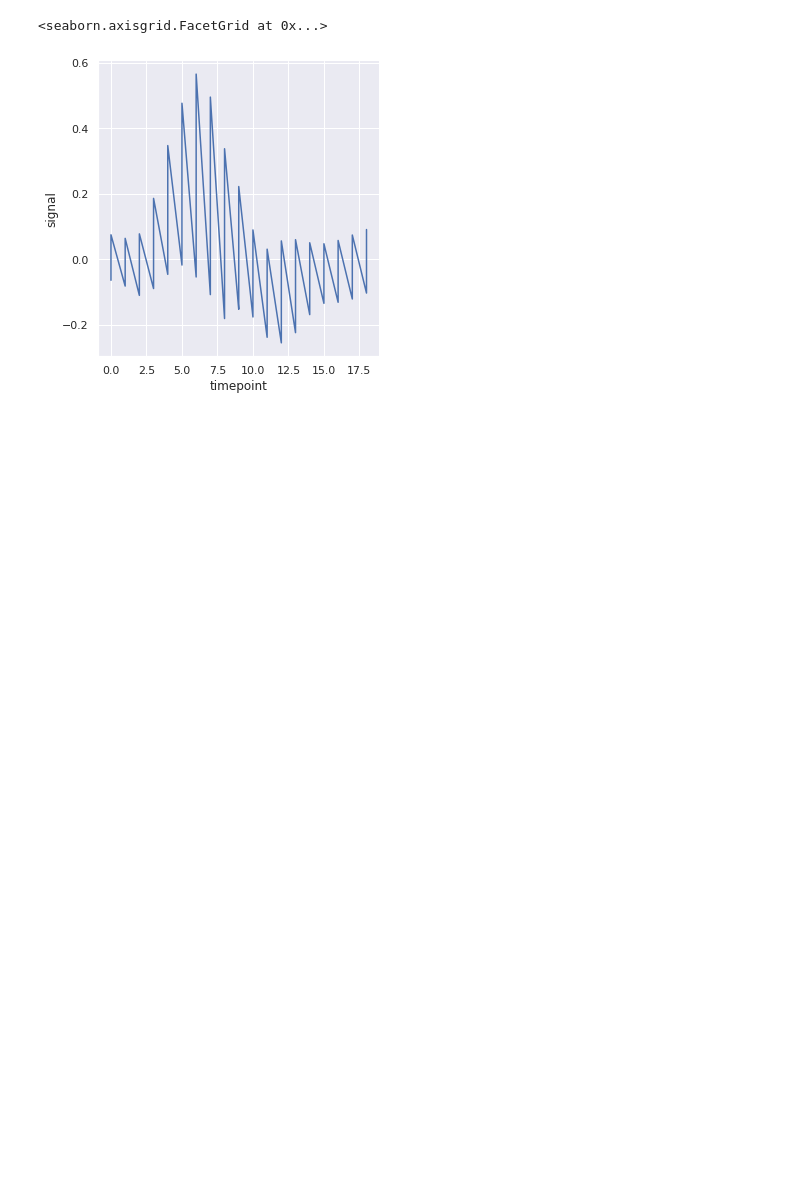
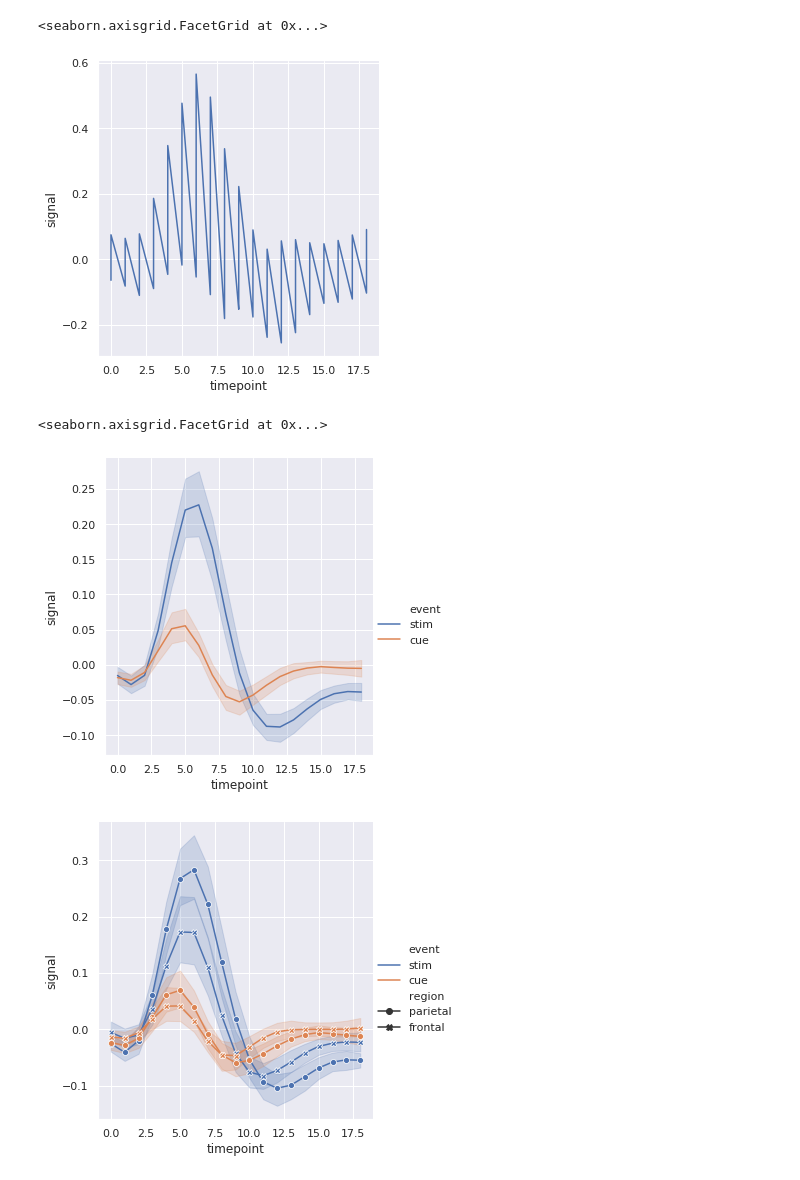
Before and after one commit to gengjia0214/visualization-learning-notes, a Jupyter notebook: Seaborn_Crash_Course.ipynb, the cells around one changed output. Drawn from its saved outputs; the diff is of its cells as text; code cells hidden in the pictures; blank space fills up the shorter version.

```diff
--- a/Seaborn_Crash_Course.ipynb
+++ b/Seaborn_Crash_Course.ipynb
@@ -148,3 +152,16 @@ sns.relplot(x='timepoint', y='signal', data=fmri, kind='line', estimator=None)
 # %% [output]
 <seaborn.axisgrid.FacetGrid at 0x...>
 [figure]
+# %%
+# hue encoding
+# plot two seperated line by different events
+sns.relplot(x='timepoint', y='signal', data=fmri, kind='line', hue='event')
+
+# set the dashes to false and markers to true
+# the style encoding will be on the markers
+sns.relplot(x='timepoint', y='signal', data=fmri, kind='line', style='region',
+            hue='event', dashes=False, markers=True)
+# %% [output]
+<seaborn.axisgrid.FacetGrid at 0x...>
+[figure, added]
+[figure, added]
```
Also changed, not shown: parts of 5 cells of this notebook.
